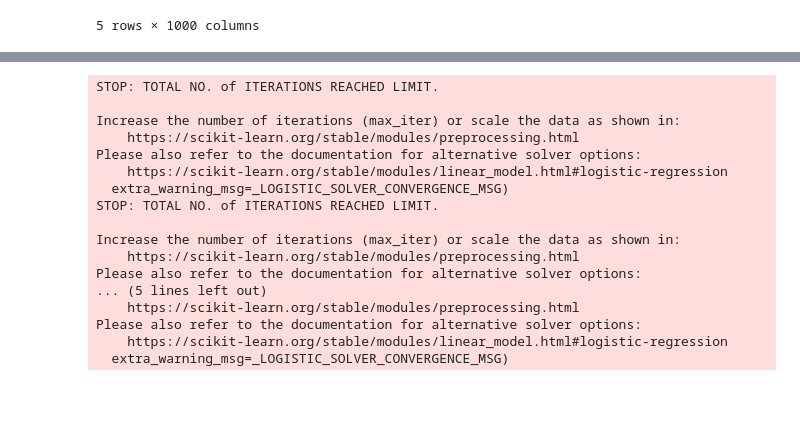
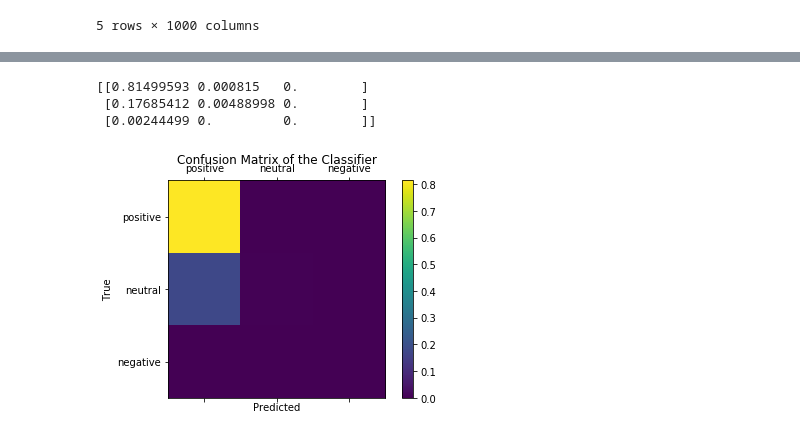
Before and after one commit to wardronan/AlbumScoring, a Jupyter notebook: Album Review Sentiment Scoring.ipynb, the cells around one changed output, grey strips where cells are left out. Drawn from its saved outputs; the diff is of its cells as text; code cells hidden in the pictures; blank space fills up the shorter version.

```diff
--- a/Album Review Sentiment Scoring.ipynb
+++ b/Album Review Sentiment Scoring.ipynb
@@ -83,7 +102,7 @@ X_tf_df.head()
 y = reviews.category
 Xtf_train, Xtf_test, ytf_train, ytf_test = train_test_split(X_tf_df, y, test_size = 0.2, random_state = 7)
 # %%
-tf_lr = LogisticRegression().fit(Xtf_train, ytf_train)
+tf_lr = LogisticRegression(multi_class = 'ovr', solver  = 'lbfgs', max_iter = 1000).fit(Xtf_train, ytf_train)
 ytf_predict = tf_lr.predict(Xtf_test)
 # %%
 print('Accuracy on train set: ', tf_lr.score(Xtf_train, ytf_train))
@@ -99,28 +118,29 @@ Confusion matrix:
+# %%
+labels = ['positive','neutral','negative']
+cm = confusion_matrix(ytf_test, ytf_predict, labels)/len(ytf_test)
+print(cm)
+fig = plt.figure()
+ax = fig.add_subplot(111)
+cax = ax.matshow(cm)
+plt.title('Confusion Matrix of the Classifier')
+fig.colorbar(cax)
+ax.set_xticklabels([''] + labels)
+ax.set_yticklabels([''] + labels)
+plt.xlabel('Predicted')
+plt.ylabel('True')
+plt.show()
+# %% [output]
+[[0.81499593 0.000815   0.        ]
+ [0.17685412 0.00488998 0.        ]
+ [0.00244499 0.         0.        ]]
+[figure, added]
 # %%
 C = [10 ** i for i in range (-4,4)] #LogisticRegression uses l2 regularization by default, let's explore hyperparameters
 test_scores = []
 # %%
 for c in C:
-    _tf_lr = LogisticRegression(C = c).fit(Xtf_train, ytf_train)
+    _tf_lr = LogisticRegression(C = c, multi_class = 'ovr', solver  = 'lbfgs', max_iter = 1000).fit(Xtf_train, ytf_train)
     test_scores.append(_tf_lr.score(Xtf_test, ytf_test))
-# %% [output]
-STOP: TOTAL NO. of ITERATIONS REACHED LIMIT.
-
-Increase the number of iterations (max_iter) or scale the data as shown in:
-    https://scikit-learn.org/stable/modules/preprocessing.html
-Please also refer to the documentation for alternative solver options:
-    https://scikit-learn.org/stable/modules/linear_model.html#logistic-regression
-  extra_warning_msg=_LOGISTIC_SOLVER_CONVERGENCE_MSG)
-STOP: TOTAL NO. of ITERATIONS REACHED LIMIT.
-
-Increase the number of iterations (max_iter) or scale the data as shown in:
-    https://scikit-learn.org/stable/modules/preprocessing.html
-Please also refer to the documentation for alternative solver options:
-... (5 lines left out)
-    https://scikit-learn.org/stable/modules/preprocessing.html
-Please also refer to the documentation for alternative solver options:
-    https://scikit-learn.org/stable/modules/linear_model.html#logistic-regression
-  extra_warning_msg=_LOGISTIC_SOLVER_CONVERGENCE_MSG)
 # %%
 plt.plot(C, test_scores)
 plt.xscale('log')
```
Also changed, not shown: parts of 15 cells of this notebook, 1 other file.
